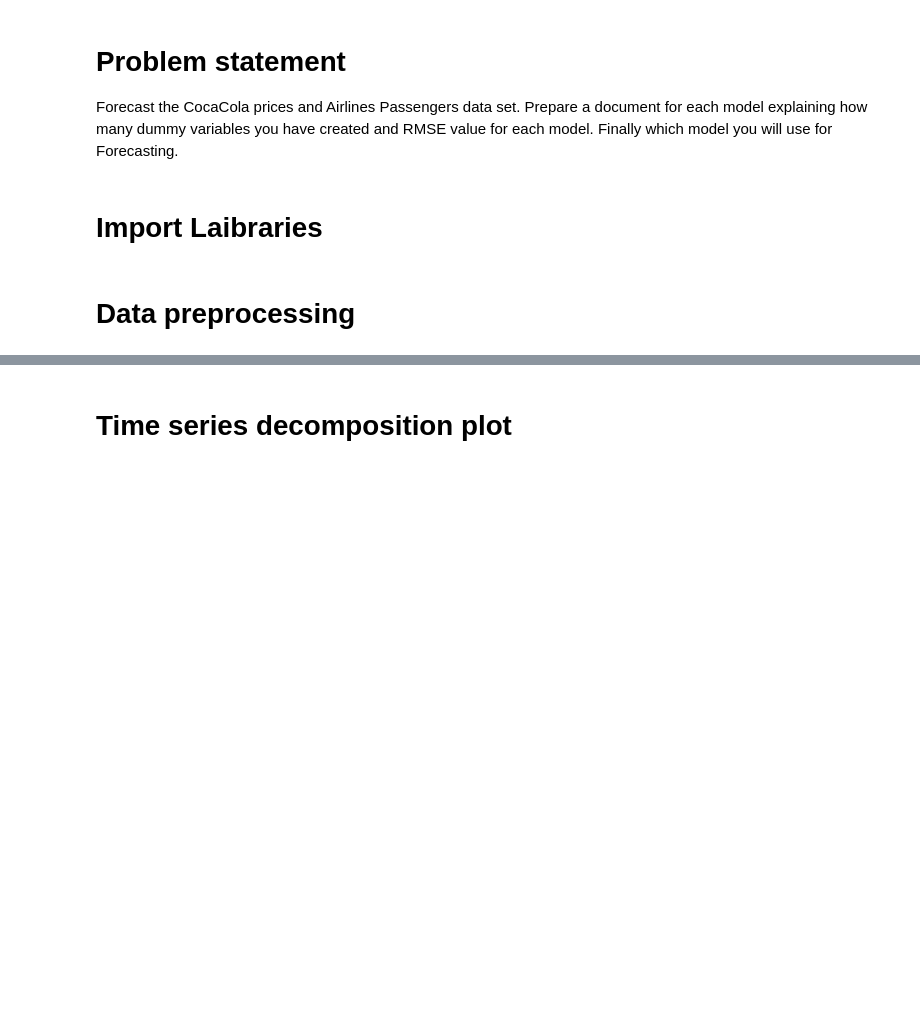
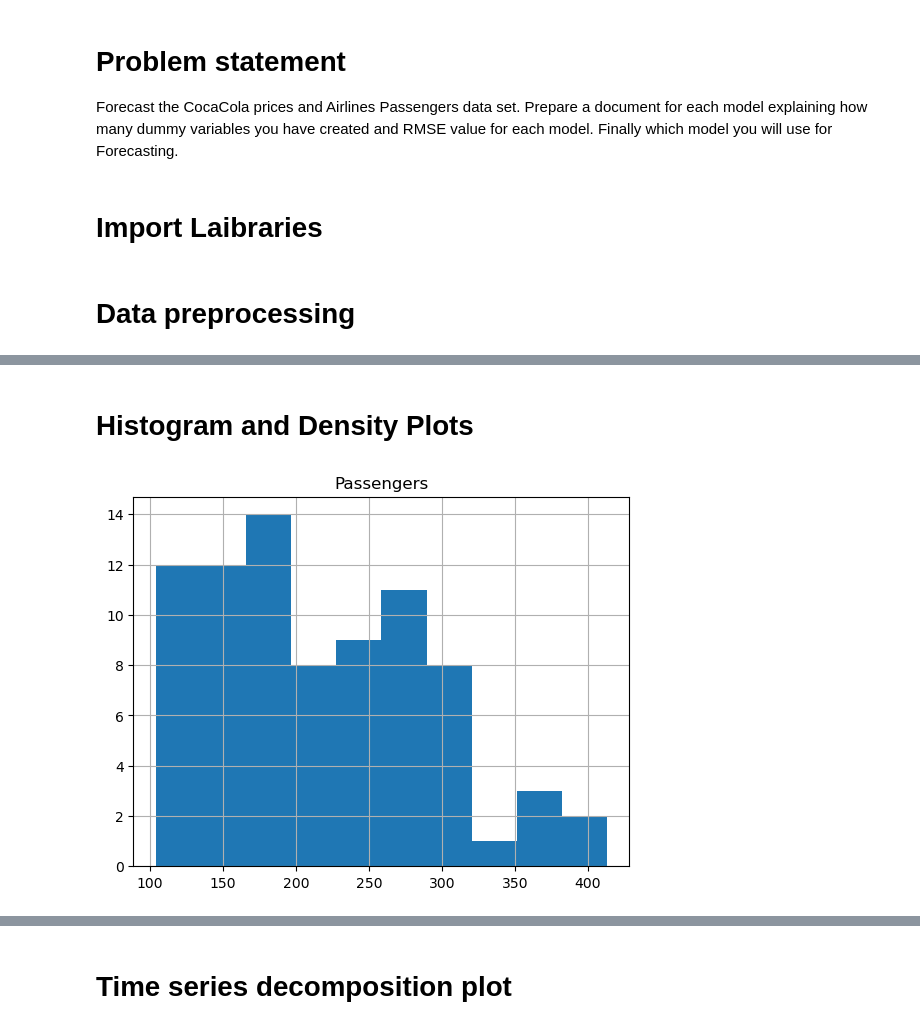
Before and after one commit to navaneeth1612/Assignment_18_Forecasting_Airlines, a Jupyter notebook: Assignment_18_Forecasting_Airlines.ipynb, the cells around one changed output, grey strips where cells are left out. Cells and saved outputs as stored; diff of their text form; code cells hidden in the pictures; blank space fills up the shorter version.

```diff
--- a/Assignment_18_Forecasting_Airlines.ipynb
+++ b/Assignment_18_Forecasting_Airlines.ipynb
@@ -124,0 +178,7 @@ plt.legend(loc='best')
+# %% [markdown]
+# Histogram and Density Plots
+# %%
+DF.hist()
+plt.show()
+# %% [output]
+[figure, added]
```
Also changed, not shown: parts of 119 cells of this notebook.
